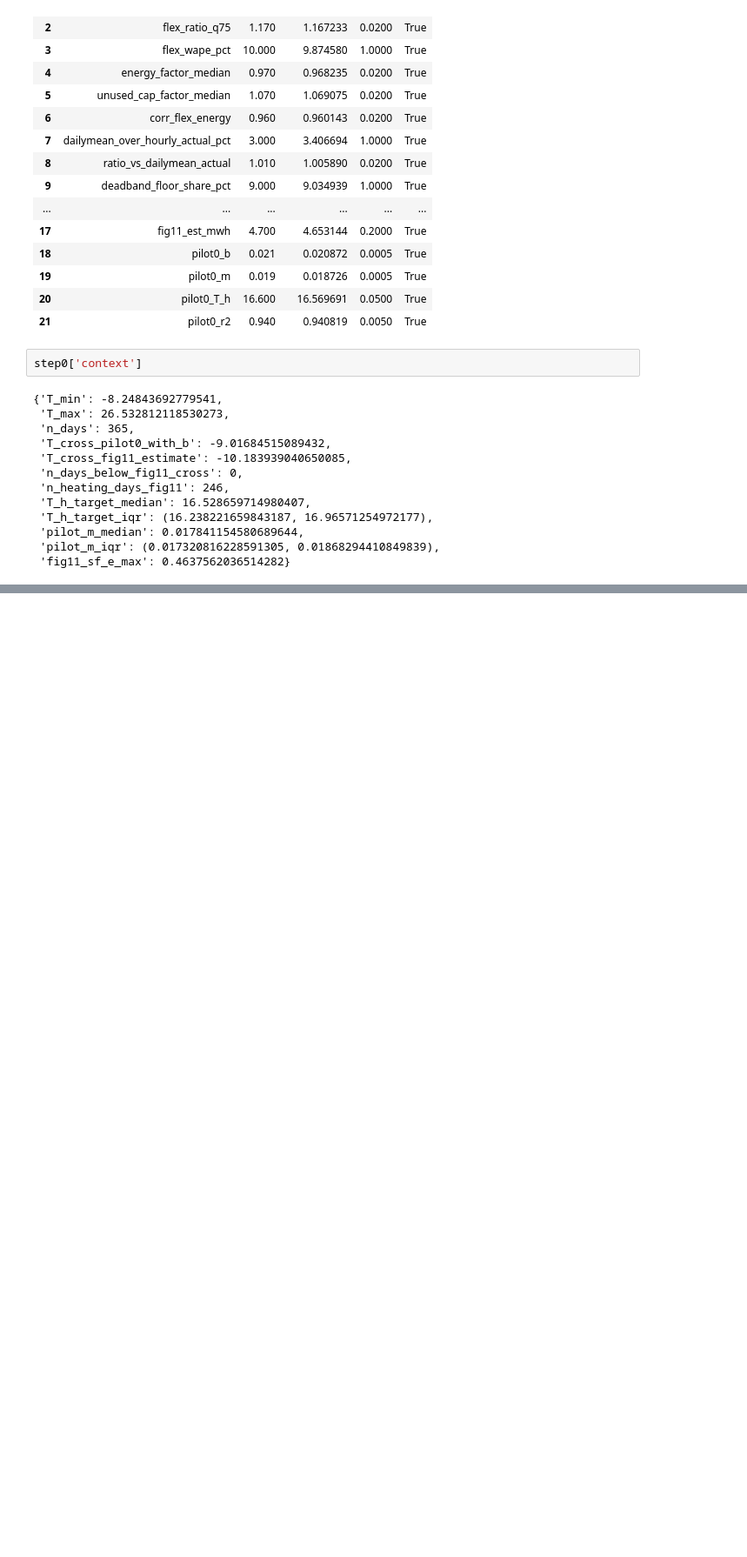
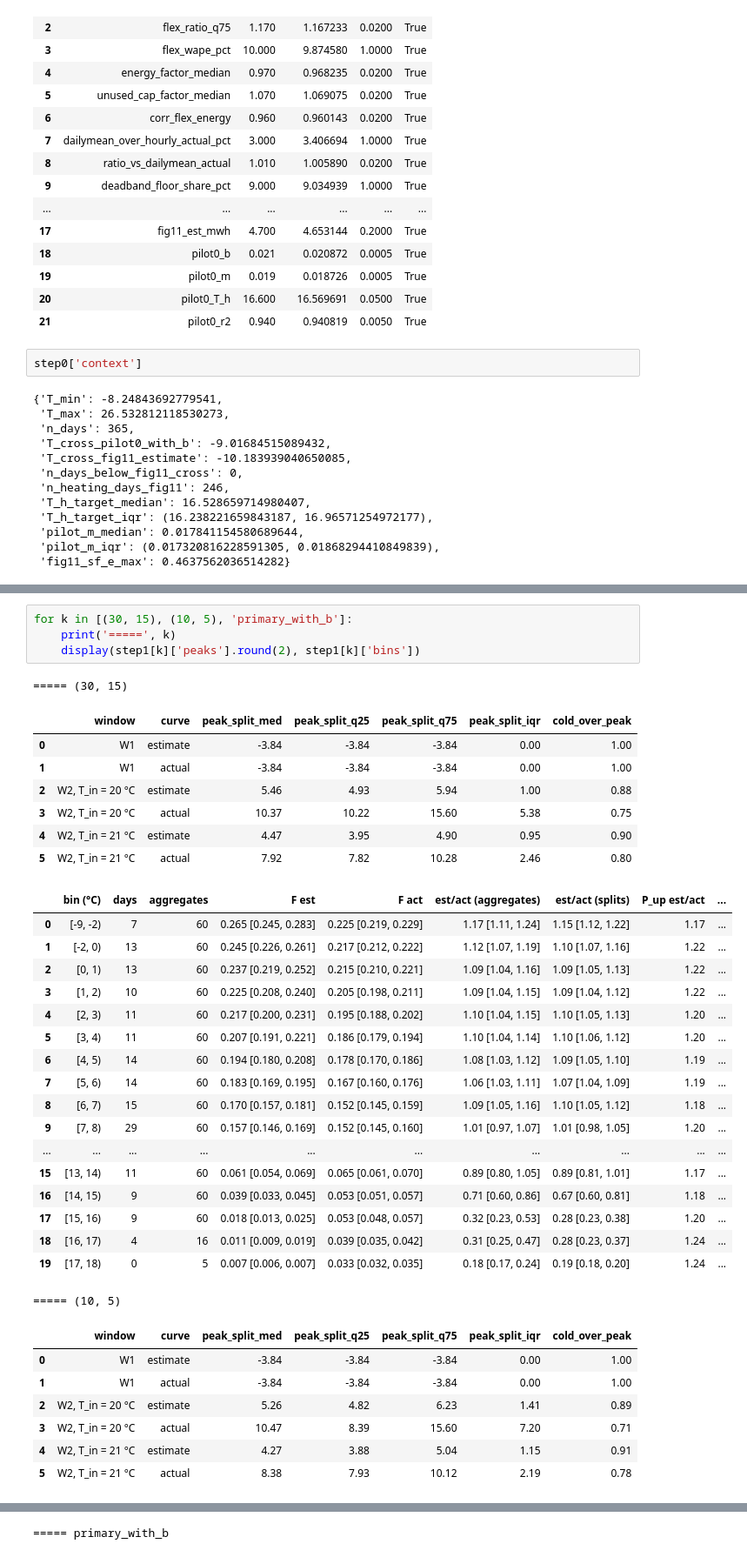
Before and after one commit to agouveia-kul/hp-sensitivity-paper, a Jupyter notebook: flex_temperature.ipynb, the cells around one changed output, grey strips where cells are left out. Shown at 87% size. Cells and saved outputs as stored; diff of their text form; blank space fills up the shorter version.

```diff
--- a/flex_temperature.ipynb
+++ b/flex_temperature.ipynb
@@ -74,0 +133,38 @@ step0['context']
+# %%
+for k in [(30, 15), (10, 5), 'primary_with_b']:
+    print('=====', k)
+    display(step1[k]['peaks'].round(2), step1[k]['bins'])
+# %% [output]
+===== (30, 15)
+|  | window | curve | peak_split_med | peak_split_q25 | peak_split_q75 | peak_split_iqr | cold_over_peak |
+| 0 | W1 | estimate | -3.84 | -3.84 | -3.84 | 0.00 | 1.00 |
+| 1 | W1 | actual | -3.84 | -3.84 | -3.84 | 0.00 | 1.00 |
+| 2 | W2, T_in = 20 °C | estimate | 5.46 | 4.93 | 5.94 | 1.00 | 0.88 |
+| 3 | W2, T_in = 20 °C | actual | 10.37 | 10.22 | 15.60 | 5.38 | 0.75 |
+| 4 | W2, T_in = 21 °C | estimate | 4.47 | 3.95 | 4.90 | 0.95 | 0.90 |
+| 5 | W2, T_in = 21 °C | actual | 7.92 | 7.82 | 10.28 | 2.46 | 0.80 |
+|  | bin (°C) | days | aggregates | F est | F act | est/act (aggregates) | est/act (splits) | P_up est/act | ... |
+| 0 | [-9, -2) | 7 | 60 | 0.265 [0.245, 0.283] | 0.225 [0.219, 0.229] | 1.17 [1.11, 1.24] | 1.15 [1.12, 1.22] | 1.17 | ... |
+| 1 | [-2, 0) | 13 | 60 | 0.245 [0.226, 0.261] | 0.217 [0.212, 0.222] | 1.12 [1.07, 1.19] | 1.10 [1.07, 1.16] | 1.22 | ... |
+| 2 | [0, 1) | 13 | 60 | 0.237 [0.219, 0.252] | 0.215 [0.210, 0.221] | 1.09 [1.04, 1.16] | 1.09 [1.05, 1.13] | 1.22 | ... |
+| 3 | [1, 2) | 10 | 60 | 0.225 [0.208, 0.240] | 0.205 [0.198, 0.211] | 1.09 [1.04, 1.15] | 1.09 [1.04, 1.12] | 1.22 | ... |
+| 4 | [2, 3) | 11 | 60 | 0.217 [0.200, 0.231] | 0.195 [0.188, 0.202] | 1.10 [1.04, 1.15] | 1.10 [1.05, 1.13] | 1.20 | ... |
+| 5 | [3, 4) | 11 | 60 | 0.207 [0.191, 0.221] | 0.186 [0.179, 0.194] | 1.10 [1.04, 1.14] | 1.10 [1.06, 1.12] | 1.20 | ... |
+| 6 | [4, 5) | 14 | 60 | 0.194 [0.180, 0.208] | 0.178 [0.170, 0.186] | 1.08 [1.03, 1.12] | 1.09 [1.05, 1.10] | 1.19 | ... |
+| 7 | [5, 6) | 14 | 60 | 0.183 [0.169, 0.195] | 0.167 [0.160, 0.176] | 1.06 [1.03, 1.11] | 1.07 [1.04, 1.09] | 1.19 | ... |
+| 8 | [6, 7) | 15 | 60 | 0.170 [0.157, 0.181] | 0.152 [0.145, 0.159] | 1.09 [1.05, 1.16] | 1.10 [1.05, 1.12] | 1.18 | ... |
+| 9 | [7, 8) | 29 | 60 | 0.157 [0.146, 0.169] | 0.152 [0.145, 0.160] | 1.01 [0.97, 1.07] | 1.01 [0.98, 1.05] | 1.20 | ... |
+| ... | ... | ... | ... | ... | ... | ... | ... | ... | ... |
+| 15 | [13, 14) | 11 | 60 | 0.061 [0.054, 0.069] | 0.065 [0.061, 0.070] | 0.89 [0.80, 1.05] | 0.89 [0.81, 1.01] | 1.17 | ... |
+| 16 | [14, 15) | 9 | 60 | 0.039 [0.033, 0.045] | 0.053 [0.051, 0.057] | 0.71 [0.60, 0.86] | 0.67 [0.60, 0.81] | 1.18 | ... |
+| 17 | [15, 16) | 9 | 60 | 0.018 [0.013, 0.025] | 0.053 [0.048, 0.057] | 0.32 [0.23, 0.53] | 0.28 [0.23, 0.38] | 1.20 | ... |
+| 18 | [16, 17) | 4 | 16 | 0.011 [0.009, 0.019] | 0.039 [0.035, 0.042] | 0.31 [0.25, 0.47] | 0.28 [0.23, 0.37] | 1.24 | ... |
+| 19 | [17, 18) | 0 | 5 | 0.007 [0.006, 0.007] | 0.033 [0.032, 0.035] | 0.18 [0.17, 0.24] | 0.19 [0.18, 0.20] | 1.24 | ... |
+===== (10, 5)
+|  | window | curve | peak_split_med | peak_split_q25 | peak_split_q75 | peak_split_iqr | cold_over_peak |
+| 0 | W1 | estimate | -3.84 | -3.84 | -3.84 | 0.00 | 1.00 |
+| 1 | W1 | actual | -3.84 | -3.84 | -3.84 | 0.00 | 1.00 |
+| 2 | W2, T_in = 20 °C | estimate | 5.26 | 4.82 | 6.23 | 1.41 | 0.89 |
+| 3 | W2, T_in = 20 °C | actual | 10.47 | 8.39 | 15.60 | 7.20 | 0.71 |
+| 4 | W2, T_in = 21 °C | estimate | 4.27 | 3.88 | 5.04 | 1.15 | 0.91 |
+| 5 | W2, T_in = 21 °C | actual | 8.38 | 7.93 | 10.12 | 2.19 | 0.78 |
@@ -74,0 +188 @@ step0['context']
+===== primary_with_b
```
Also changed, not shown: parts of 5 cells of this notebook, 5 other files.
